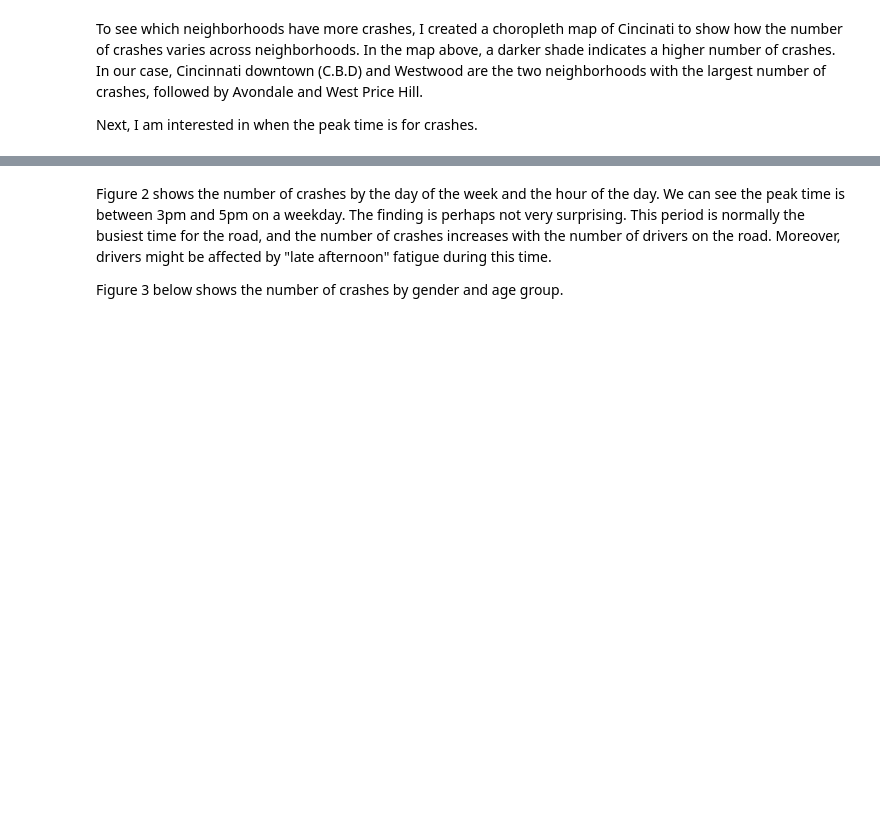
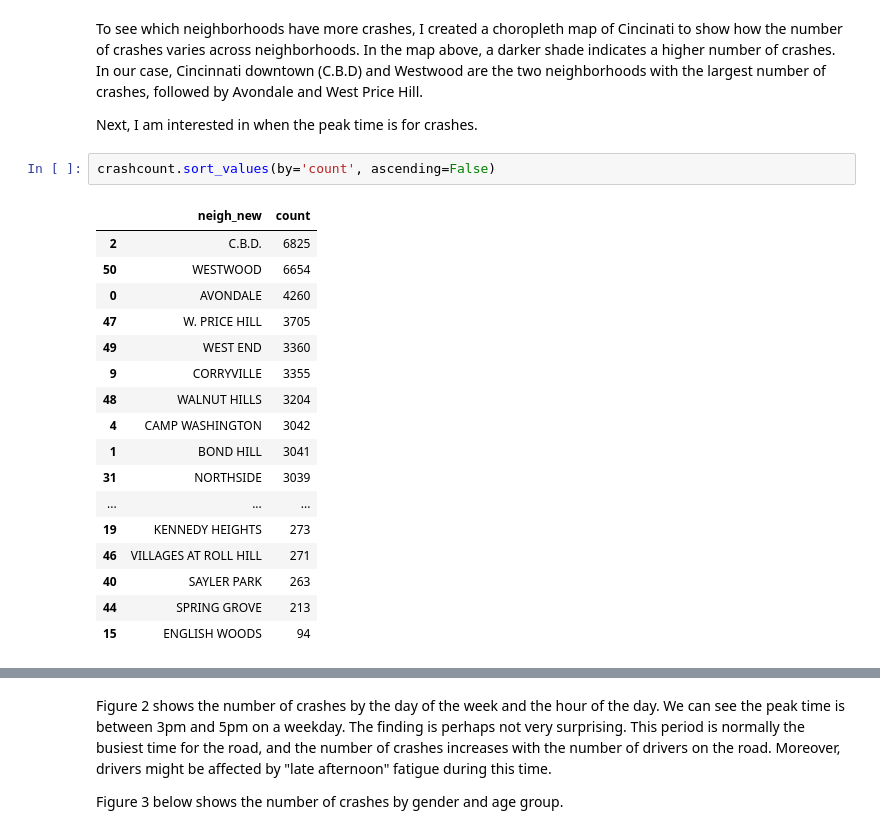
Before and after one commit to songtn2019/PythonProject, a Jupyter notebook: Traffic Crash in Cincinnati.ipynb, the cells around one changed output, grey strips where cells are left out. Saved outputs shown, nothing was run; the diff lists cells and outputs as text; blank space fills up the shorter version.

```diff
--- a/Traffic Crash in Cincinnati.ipynb
+++ b/Traffic Crash in Cincinnati.ipynb
@@ -239,6 +239,26 @@ cincy_map
 To see which neighborhoods have more crashes, I created a choropleth map of Cincinati to show how the number of crashes varies across neighborhoods. In the map above, a darker shade indicates a higher number of crashes. In our case, Cincinnati downtown (C.B.D) and Westwood are the two neighborhoods with the largest number of crashes, followed by Avondale and West Price Hill.
 
 Next, I am interested in when the peak time is for crashes.
+# %%
+crashcount.sort_values(by='count', ascending=False)
+# %% [output]
+|  | neigh_new | count |
+| 2 | C.B.D. | 6825 |
+| 50 | WESTWOOD | 6654 |
+| 0 | AVONDALE | 4260 |
+| 47 | W. PRICE HILL | 3705 |
+| 49 | WEST END | 3360 |
+| 9 | CORRYVILLE | 3355 |
+| 48 | WALNUT HILLS | 3204 |
+| 4 | CAMP WASHINGTON | 3042 |
+| 1 | BOND HILL | 3041 |
+| 31 | NORTHSIDE | 3039 |
+| ... | ... | ... |
+| 19 | KENNEDY HEIGHTS | 273 |
+| 46 | VILLAGES AT ROLL HILL | 271 |
+| 40 | SAYLER PARK | 263 |
+| 44 | SPRING GROVE | 213 |
+| 15 | ENGLISH WOODS | 94 |
 # %%
 #When the most accidents occured
 crash_hour=crash_single.groupby(['DAYOFWEEK','hour'], as_index=False)['INSTANCEID'].count().rename(columns={'INSTANCEID': 'count'})
```
Also changed, not shown: parts of 3 cells of this notebook.
